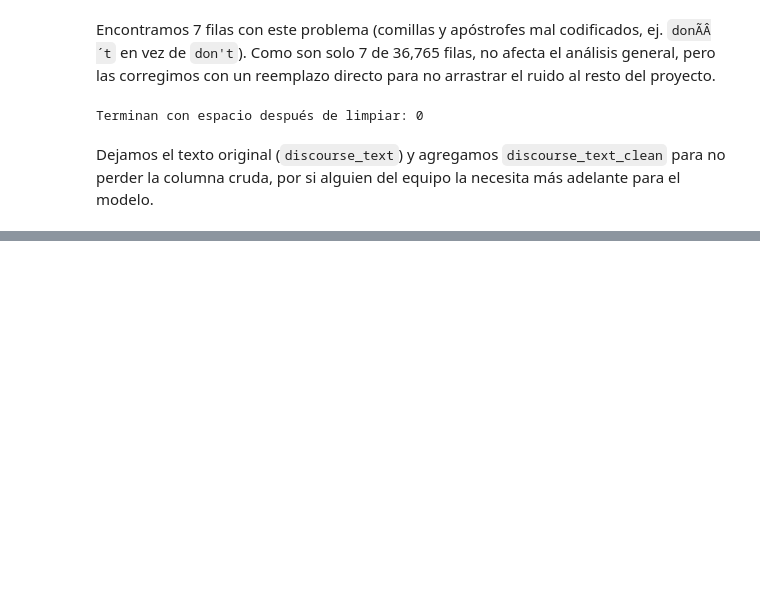
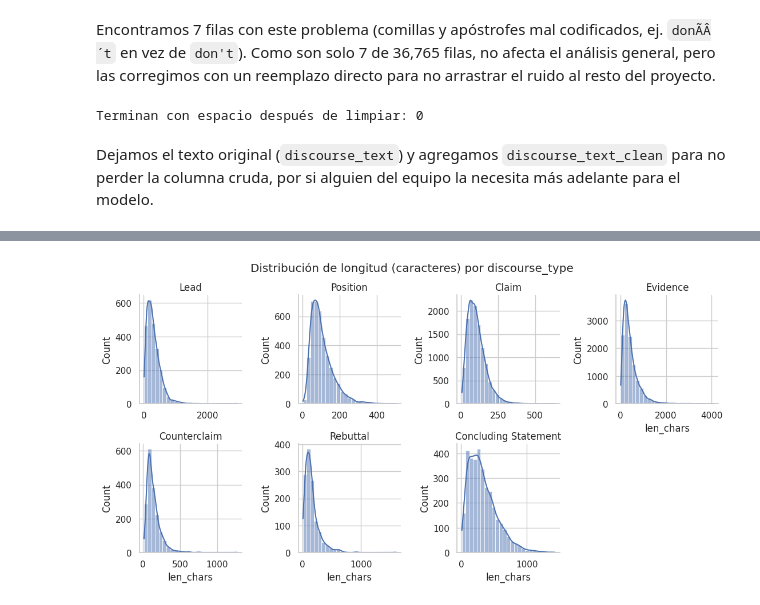
Before and after one commit to JoseOrdonezB/proyecto2-DS, a Jupyter notebook: proyecto2-DS.ipynb, the cells around one changed output, grey strips where cells are left out. Cells and saved outputs as stored; diff of their text form; code cells hidden in the pictures; blank space fills up the shorter version.

```diff
--- a/proyecto2-DS.ipynb
+++ b/proyecto2-DS.ipynb
@@ -137,0 +223,8 @@ Dejamos el texto original (`discourse_text`) y agregamos `discourse_text_clean`
+# %%
+g = sns.FacetGrid(train, col='discourse_type', col_wrap=4, height=2.8, sharex=False, sharey=False)
+g.map_dataframe(sns.histplot, x='len_chars', bins=25, kde=True)
+g.set_titles('{col_name}')
+g.fig.suptitle('Distribución de longitud (caracteres) por discourse_type', y=1.03)
+plt.show()
+# %% [output]
+[figure, added]
```
Also changed, not shown: parts of 25 cells of this notebook.
